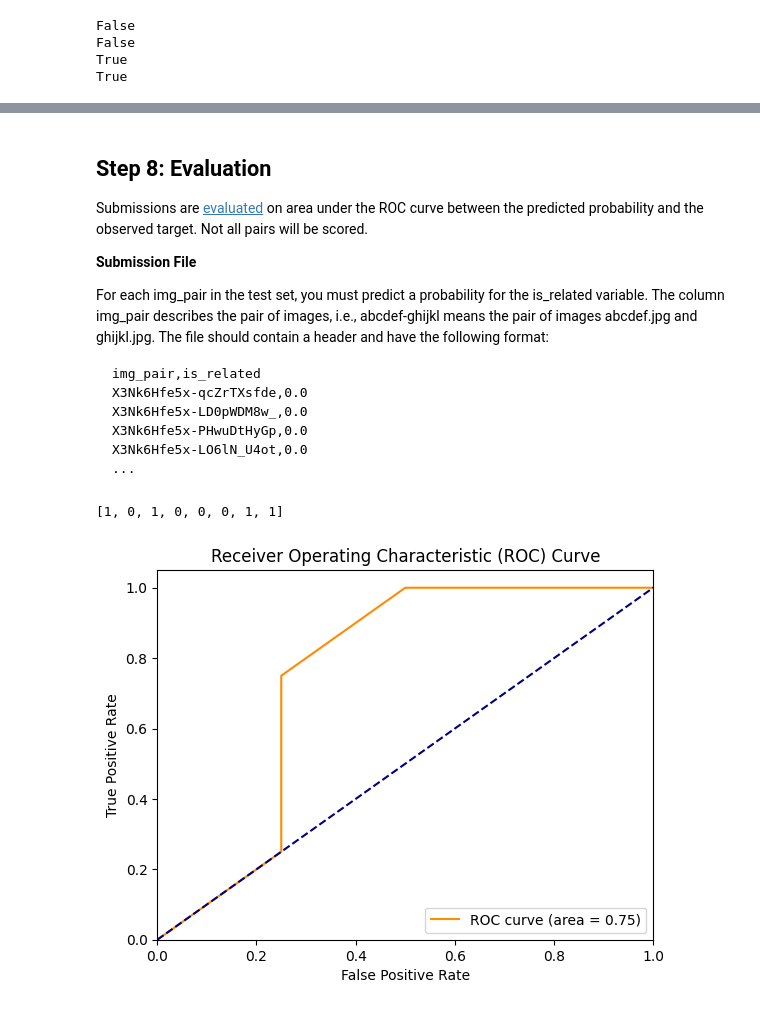
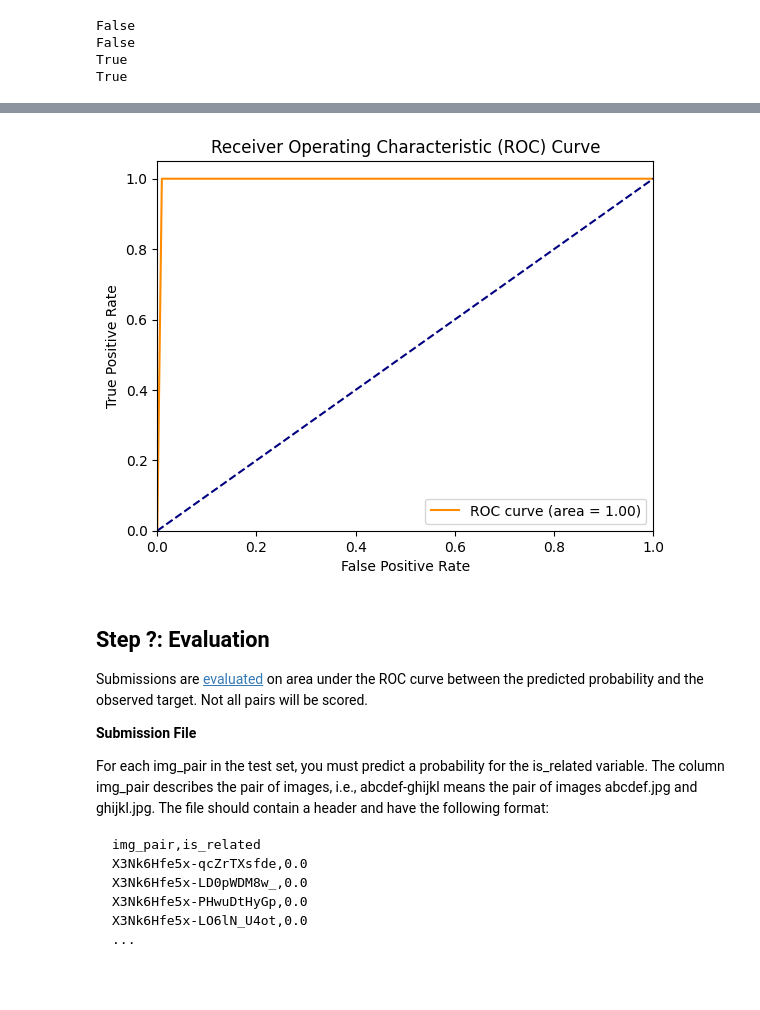
Before and after one commit to jplumb/FIW, a Jupyter notebook: main.ipynb, the cells around one changed output, grey strips where cells are left out. Saved outputs shown, nothing was run; the diff lists cells and outputs as text; code cells hidden in the pictures.

```diff
--- a/main.ipynb
+++ b/main.ipynb
@@ -294,5 +403,35 @@ Images of a few related people:
+# %%
+import matplotlib.pyplot as plt
+from sklearn.metrics import roc_curve, auc
+
+#import pandas
+#predictions_csv_path = \
+#  dataset_path + '/sample_submission.csv' # TODO replace example with actual results
+#predictions_df = pandas.read_csv(predictions_csv_path, delimiter=',', header='infer')
+#print(predictions_df)
+
+# https://en.wikipedia.org/wiki/Receiver_operating_characteristic
+def generate_roc_curve(data):
+  true_labels = [d['actual'] for d in data]
+  predicted_probs = [d['prediction'] for d in data]
+  fpr, tpr, _ = roc_curve(true_labels, predicted_probs)
+  roc_auc = auc(fpr, tpr)
+  plt.figure()
+  plt.plot(fpr, tpr, color='darkorange', label='ROC curve (area = %0.2f)' % roc_auc)
+  plt.plot([0, 1], [0, 1], color='navy', linestyle='--')
+  plt.xlim([0.0, 1.0])
+  plt.ylim([0.0, 1.05])
+  plt.xlabel('False Positive Rate')
+  plt.ylabel('True Positive Rate')
+  plt.title('Receiver Operating Characteristic (ROC) Curve')
+  plt.legend(loc="lower right")
+  return plt
+
+generate_roc_curve(results).show()
+# %% [output]
+[figure, added]
 # %% [markdown]
-## **Step 8**: Evaluation
+## **Step ?**: Evaluation
 Submissions are [evaluated](https://www.kaggle.com/competitions/recognizing-faces-in-the-wild/overview/evaluation) on area under the ROC curve between the predicted probability and the observed target. Not all pairs will be scored.
 
 **Submission File**
@@ -322,25 +449,0 @@ results = [
-# %%
-import matplotlib.pyplot as plt
-from sklearn.metrics import roc_curve, auc
-# https://en.wikipedia.org/wiki/Receiver_operating_characteristic
-def generate_roc_curve(data):
-  true_labels = [d['true_label'] for d in data]
-  print(true_labels)
-  predicted_probs = [d['predicted_prob'] for d in data]
-  fpr, tpr, _ = roc_curve(true_labels, predicted_probs)
-  roc_auc = auc(fpr, tpr)
-  plt.figure()
-  plt.plot(fpr, tpr, color='darkorange', label='ROC curve (area = %0.2f)' % roc_auc)
-  plt.plot([0, 1], [0, 1], color='navy', linestyle='--')
-  plt.xlim([0.0, 1.0])
-  plt.ylim([0.0, 1.05])
-  plt.xlabel('False Positive Rate')
-  plt.ylabel('True Positive Rate')
-  plt.title('Receiver Operating Characteristic (ROC) Curve')
-  plt.legend(loc="lower right")
-  return plt
-
-generate_roc_curve(results).show()
-# %% [output]
-[1, 0, 1, 0, 0, 0, 1, 1]
-[figure, removed]
```
Also changed, not shown: parts of 26 cells of this notebook.
